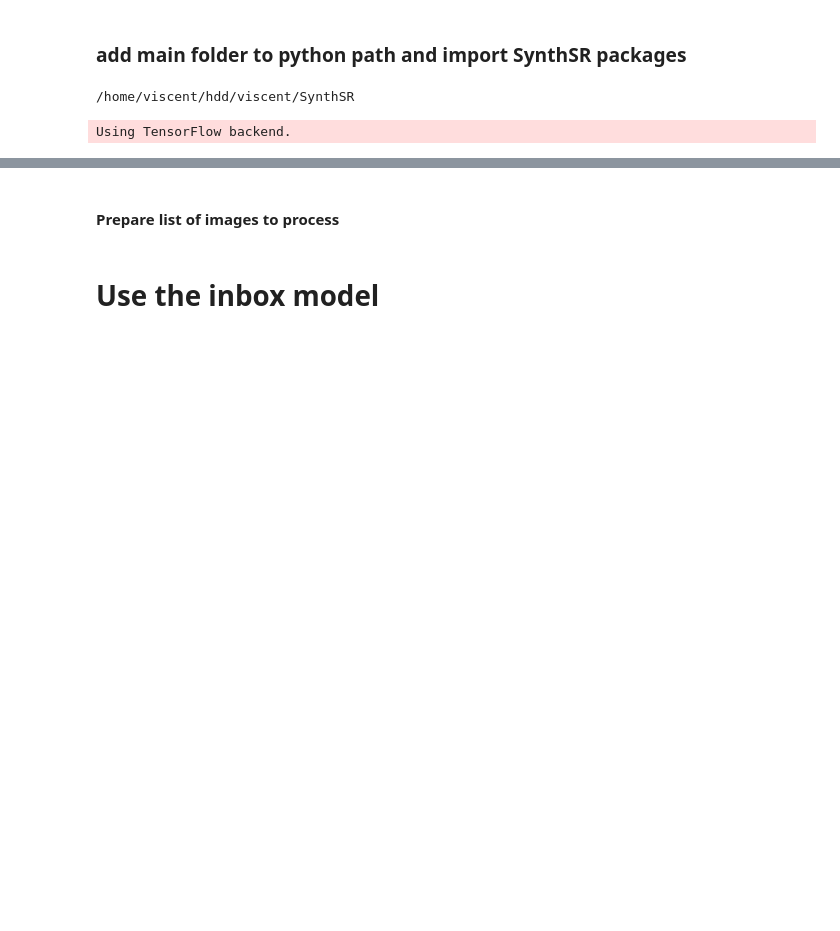
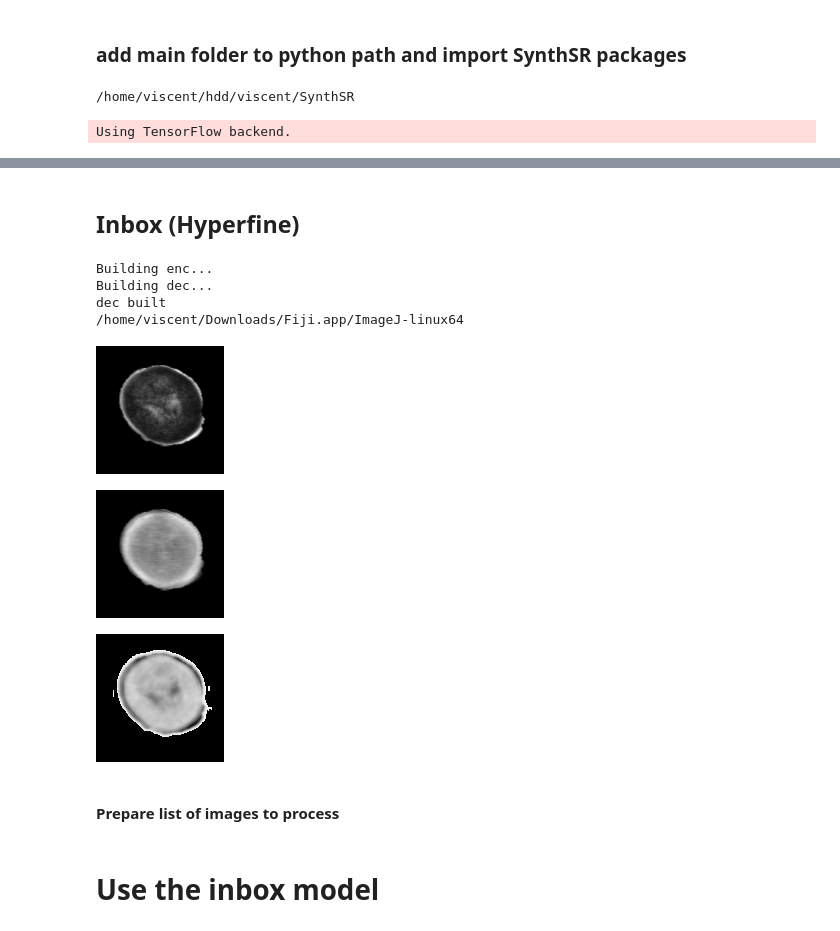
Before and after one commit to ExtremeViscent/SynthSR, a Jupyter notebook: scripts/predict_debug_custom_model.ipynb, the cells around one changed output, grey strips where cells are left out. Drawn from its saved outputs; the diff is of its cells as text; code cells hidden in the pictures; blank space fills up the shorter version.

```diff
--- a/scripts/predict_debug_custom_model.ipynb
+++ b/scripts/predict_debug_custom_model.ipynb
@@ -637,3 +849,72 @@ min_model.set_weights(restored_w)
+# %% [markdown]
+## Inbox (Hyperfine)
+# %%
+unet_model = nrn_models.unet(nb_features=24,
+                             input_shape=[None,None,None,2],
+                             nb_levels=5,
+                             conv_size=3,
+                             nb_labels=1,
+                             feat_mult=2,
+                             dilation_rate_mult=1,
+                             nb_conv_per_level=2,
+                             conv_dropout=False,
+                             final_pred_activation='linear',
+                             batch_norm=-1,
+                             input_model=None)
+
+unet_model.load_weights(os.path.join(synthSR_home, 'models/SynthSR_v10_210712_hyperfine.h5'), by_name=True)
+print(os.getenv('SITK_SHOW_COMMAND'))
+path_image_t1 = '/media/hdd/viscent/SynthSR/data/CHILD/CHILD_T1_hf_brain.nii.gz'
+path_image_t2 = '/media/hdd/viscent/SynthSR/data/CHILD/CHILD_T2_hf_brain.nii.gz'
+
+src_img_t1 = sitk.ReadImage(path_image_t1)
+src_img_t2 = sitk.ReadImage(path_image_t2)
+src_img_array_t1 = sitk.GetArrayFromImage(src_img_t1)
+src_img_array_t2 = sitk.GetArrayFromImage(src_img_t2)
+src_img_array_t1 = rescale(src_img_array_t1, src_img_t1.GetSpacing())
+src_img_array_t2 = rescale(src_img_array_t2, src_img_t2.GetSpacing())
+src_img_array_t1 = resize(src_img_array_t1, (96, 128, 128))
+src_img_array_t2 = resize(src_img_array_t2, (96, 128, 128))
+src_img_t1 = sitk.GetImageFromArray(src_img_array_t1)
+src_img_t2 = sitk.GetImageFromArray(src_img_array_t2)
+sitk.WriteImage(src_img_t1, '/home/viscent/hdd/viscent/SynthSR/results/CHILD_T1_hf_brain.nii.gz')
+sitk.WriteImage(src_img_t2, '/home/viscent/hdd/viscent/SynthSR/results/CHILD_T2_hf_brain.nii.gz')
+src_img_array_t1 = (src_img_array_t1-np.min(src_img_array_t1))/(np.max(src_img_array_t1)-np.min(src_img_array_t1))*255
+src_img_array_t2 = (src_img_array_t2-np.min(src_img_array_t2))/(np.max(src_img_array_t2)-np.min(src_img_array_t2))*255
+Image.fromarray(src_img_array_t1[src_img_array_t1.shape[0]//4]).convert('RGB').save('/home/viscent/hdd/viscent/SynthSR/results/CHILD_T1.png')
+Image.fromarray(src_img_array_t2[src_img_array_t2.shape[0]//4]).convert('RGB').save('/home/viscent/hdd/viscent/SynthSR/results/CHILD_T2.png')
+display(Image.fromarray(src_img_array_t1[src_img_array_t1.shape[0]//4]).convert('RGB'))
+display(Image.fromarray(src_img_array_t2[src_img_array_t2.shape[0]//4]).convert('RGB'))
+
+S_t1=sitk.ReadImage(path_image_t1)
+S_t2=sitk.ReadImage(path_image_t2)
+spacing_t1 = S_t1.GetSpacing()
+spacing_t2 = S_t2.GetSpacing()
+S_t1=sitk.GetArrayFromImage(S_t1)
+S_t2=sitk.GetArrayFromImage(S_t2)
+S_t1=rescale(S_t1,spacing_t1)
+S_t2=rescale(S_t2,spacing_t2)
+S_t1=resize(S_t1,(96, 128, 128))
+S_t2=resize(S_t2,(96, 128, 128))
+S=np.stack([S_t1,S_t2],axis=3)
+S=np.expand_dims(S,axis=0)
+output = unet_model.predict(S)
+output = np.squeeze(output)
+# sitk.Show(sitk.GetImageFromArray(output))
+sitk.WriteImage(sitk.GetImageFromArray(output), '/home/viscent/hdd/viscent/SynthSR/results/CHILD_hf_brain_pred_inbox_hyperfine.nii.gz')
+output = (output-np.min(output))/(np.max(output)-np.min(output))*255
+output = np.where(output>245,0,output)
+pred_im = Image.fromarray(output[output.shape[0]//4]).convert('RGB')
+pred_im.save('/home/viscent/hdd/viscent/SynthSR/results/CHILD_T1_hf_brain_pred_inbox_hyperfine.png')
+display(pred_im)
+# %% [output]
+Building enc...
+Building dec...
+dec built
+/home/viscent/Downloads/Fiji.app/ImageJ-linux64
+[figure, added]
+[figure, added]
+[figure, added]
 # %% [markdown]
 #### Prepare list of images to process
 # %%
```
Also changed, not shown: parts of 23 cells of this notebook, 9 other files.
